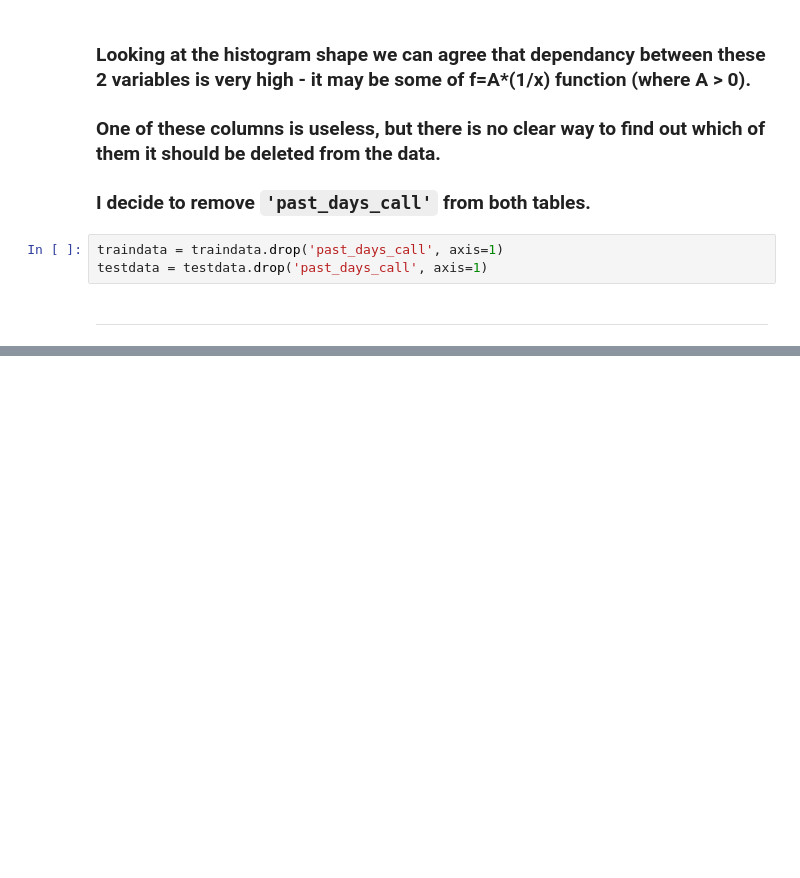
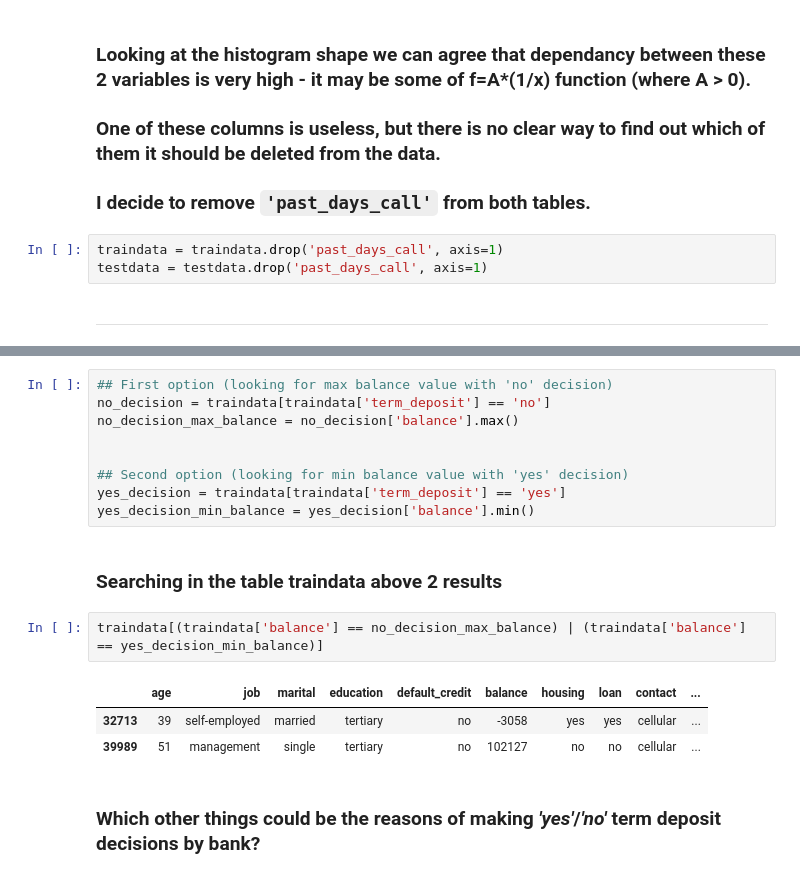
Before and after one commit to KrzysztofSobota/bank_credit_decision, a Jupyter notebook: bank_customers_survey.ipynb, the cells around one changed output, grey strips where cells are left out. Saved outputs shown, nothing was run; the diff lists cells and outputs as text; blank space fills up the shorter version.

```diff
--- a/bank_customers_survey.ipynb
+++ b/bank_customers_survey.ipynb
@@ -174,0 +219,19 @@ testdata = testdata.drop('past_days_call', axis=1)
+# %%
+## First option (looking for max balance value with 'no' decision)
+no_decision = traindata[traindata['term_deposit'] == 'no']
+no_decision_max_balance = no_decision['balance'].max()
+
+
+## Second option (looking for min balance value with 'yes' decision)
+yes_decision = traindata[traindata['term_deposit'] == 'yes']
+yes_decision_min_balance = yes_decision['balance'].min()
+# %% [markdown]
+### Searching in the table **traindata** above 2 results
+# %%
+traindata[(traindata['balance'] == no_decision_max_balance) | (traindata['balance'] == yes_decision_min_balance)]
+# %% [output]
+|  | age | job | marital | education | default_credit | balance | housing | loan | contact | ... |
+| 32713 | 39 | self-employed | married | tertiary | no | -3058 | yes | yes | cellular | ... |
+| 39989 | 51 | management | single | tertiary | no | 102127 | no | no | cellular | ... |
+# %% [markdown]
+### Which other things could be the reasons of making ***'yes'***/***'no'*** term deposit decisions by bank?
```
Also changed, not shown: parts of 8 cells of this notebook.
